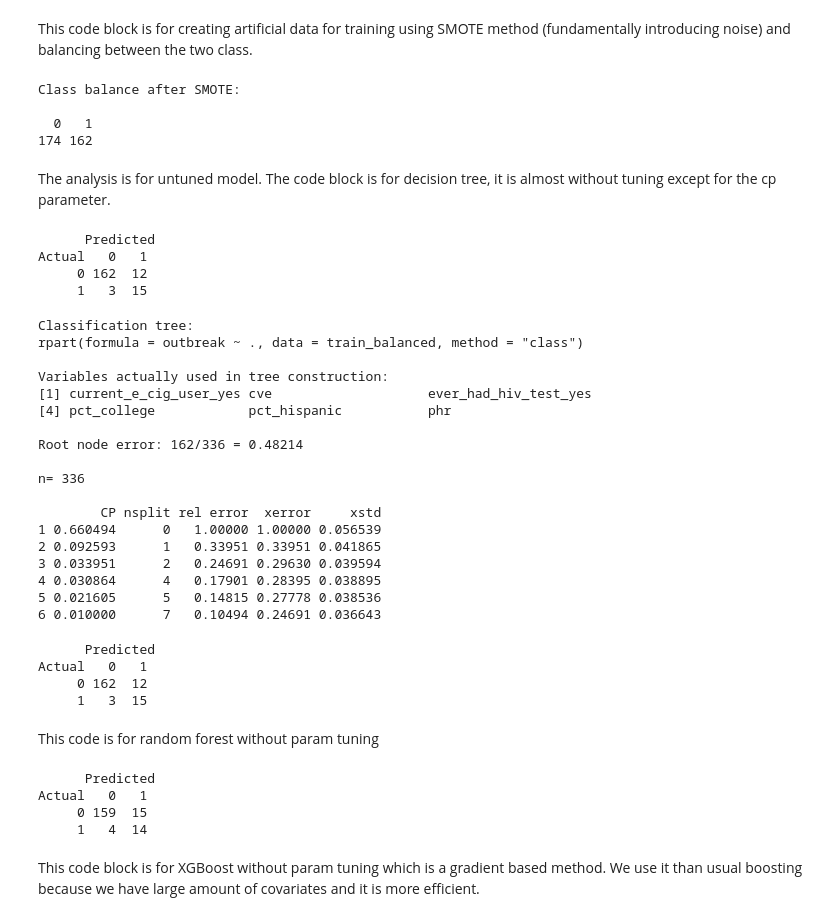
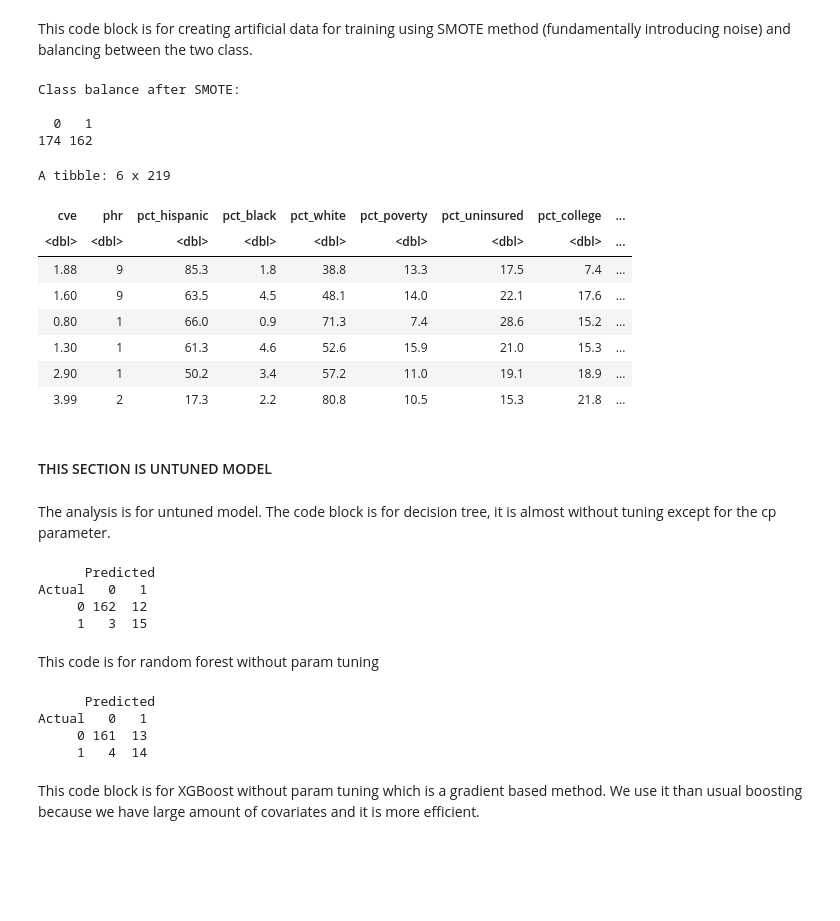
Before and after one commit to aichacamara/Measles-Outbreak-and-Public-Policy-Reluctance, a Jupyter notebook: 2026SU/classfication_tree.ipynb, the cells around one changed output. Saved outputs shown, nothing was run; the diff lists cells and outputs as text; code cells hidden in the pictures; blank space fills up the shorter version.

```diff
--- a/2026SU/classfication_tree.ipynb
+++ b/2026SU/classfication_tree.ipynb
@@ -15,0 +18,7 @@ library(xgboost)
+# %%
+# DATA RELATED PARAMS
+def_outbreak = 2 # number of cases to be considered as outbreak
+perc_strata = 0.75 # proportion of data to be used for training
+# SMOTE RELATED PARAMS
+K_neighbors = 5 # number of nearest neighbors
+Ratio_testtrain = 0 # for 50/50 outbreak/non-outbreak
@@ -21,12 +32,11 @@ set.seed(100)
 df <- read_csv("data/merged_data.csv") |> clean_names()
 
 # outbreak >=2 is with outbreak, vice versa.
-# set param for def
-df$outbreak <- as.integer(df$outbreak >= 2)
+df$outbreak <- as.integer(df$outbreak >= def_outbreak)
 
 # split the data with stratified sampling
 strata <- ifelse(df$outbreak > 0, "nonzero", "zero")
-index <- createDataPartition(strata, p = 0.75, list = FALSE)
+index <- createDataPartition(strata, p = perc_strata, list = FALSE)
 train <- df[index,]
 test <- df[-index,]
 head(train)
@@ -59,29 +69,40 @@ This code block is for creating artificial data for training using SMOTE method
 # %%
 set.seed(42)
 # K for controlling the neighborhood, dup_size for ratio to achieve
 smote_output <- SMOTE(
   X      = train[, names(train) != "outbreak"],
   target = train$outbreak,
-  K      = 5,
-  dup_size = 0
+  K      = K_neighbors,
+  dup_size = Ratio_testtrain
 )
 
 train_balanced <- smote_output$data
 # SMOTE put target data in "class" col and rename it
 names(train_balanced)[names(train_balanced) == "class"] <- "outbreak"
 train_balanced$outbreak <- as.factor(train_balanced$outbreak)
 cat("\nClass balance after SMOTE:\n")
 print(table(train_balanced$outbreak))
-
+head(train_balanced)
 # mirror on test set
 test <- test[, colSums(is.na(test)) == 0]
 test <- test[, !names(test) %in% c("county")]
 test$outbreak <- as.factor(test$outbreak)
 # %% [output]
 Class balance after SMOTE:
 
   0   1
 174 162
+A tibble: 6 x 219
+| cve | phr | pct_hispanic | pct_black | pct_white | pct_poverty | pct_uninsured | pct_college | ... |
+| <dbl> | <dbl> | <dbl> | <dbl> | <dbl> | <dbl> | <dbl> | <dbl> | ... |
+| 1.88 | 9 | 85.3 | 1.8 | 38.8 | 13.3 | 17.5 | 7.4 | ... |
+| 1.60 | 9 | 63.5 | 4.5 | 48.1 | 14.0 | 22.1 | 17.6 | ... |
+| 0.80 | 1 | 66.0 | 0.9 | 71.3 | 7.4 | 28.6 | 15.2 | ... |
+| 1.30 | 1 | 61.3 | 4.6 | 52.6 | 15.9 | 21.0 | 15.3 | ... |
+| 2.90 | 1 | 50.2 | 3.4 | 57.2 | 11.0 | 19.1 | 18.9 | ... |
+| 3.99 | 2 | 17.3 | 2.2 | 80.8 | 10.5 | 15.3 | 21.8 | ... |
+# %% [markdown]
+#### THIS SECTION IS UNTUNED MODEL
 # %% [markdown]
 The analysis is for untuned model. The code block is for decision tree, it is almost without tuning except for the cp parameter.
 # %%
@@ -91,20 +112,6 @@ dtree_model <- rpart(outbreak ~ ., data = train_balanced, method = "class")
 # eval performance s
 pred <- predict(dtree_model, newdata = train, type = "class")
 
-evaluation_table <- table(Actual = train$outbreak, Predicted = pred)
-evaluation_table
-
-# 2. View the complexity parameter table
-printcp(dtree_model)
-
-# 3. Find the cp value with the minimum xerror
-opt_cp <- dtree_model$cptable[which.min(dtree_model$cptable[,"xerror"]), "CP"]
-
-# 4. Prune the tree using the optimized CP
-pruned_dtree_model <- prune(dtree_model, cp = opt_cp)
-
-pred <- predict(pruned_dtree_model, newdata = train, type = "class")
-
 dtree_table <- table(Actual = train$outbreak, Predicted = pred)
 dtree_table
 # %% [output]
@@ -112,28 +119,6 @@ dtree_table
 Actual   0   1
      0 162  12
      1   3  15
-Classification tree:
-rpart(formula = outbreak ~ ., data = train_balanced, method = "class")
-
-Variables actually used in tree construction:
-[1] current_e_cig_user_yes cve                    ever_had_hiv_test_yes
-[4] pct_college            pct_hispanic           phr
-
-Root node error: 162/336 = 0.48214
-
-n= 336
-
-        CP nsplit rel error  xerror     xstd
-1 0.660494      0   1.00000 1.00000 0.056539
-2 0.092593      1   0.33951 0.33951 0.041865
-3 0.033951      2   0.24691 0.29630 0.039594
-4 0.030864      4   0.17901 0.28395 0.038895
-5 0.021605      5   0.14815 0.27778 0.038536
-6 0.010000      7   0.10494 0.24691 0.036643
-      Predicted
-Actual   0   1
-     0 162  12
-     1   3  15
 # %% [markdown]
 This code is for random forest without param tuning
 # %%
@@ -154,7 +139,7 @@ rforest_table
 # %% [output]
       Predicted
 Actual   0   1
-     0 159  15
+     0 161  13
      1   4  14
 # %% [markdown]
 This code block is for XGBoost without param tuning which is a gradient based method. We use it than usual boosting because we have large amount of covariates and it is more efficient.
```
Also changed, not shown: parts of 11 cells of this notebook, 6 other files.
